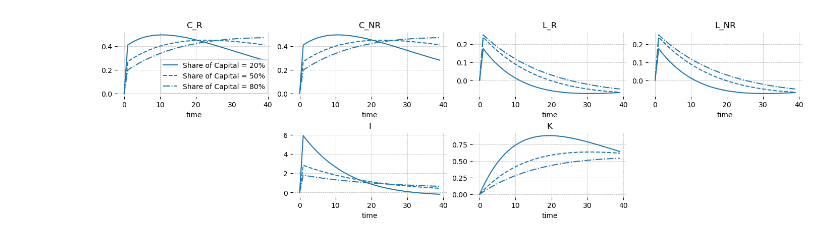
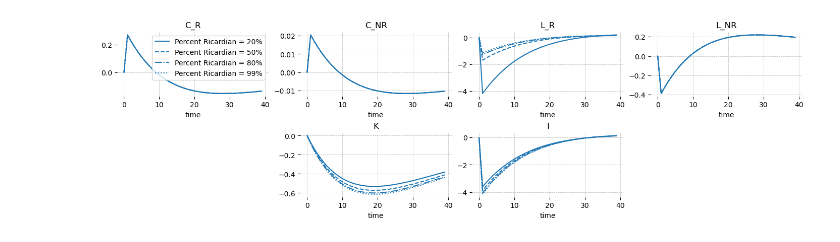
Before and after one commit to jessegrabowski/gEconpy, a Jupyter notebook: examples/Multiple Households.ipynb, the cells around one changed output. Cells and saved outputs as stored; diff of their text form; code cells hidden in the pictures.

```diff
--- a/examples/Multiple Households.ipynb
+++ b/examples/Multiple Households.ipynb
@@ -68,17 +72,18 @@ gp.plot_irf(
-# %%
-gp.plot_irf(
-    {
-        f"Share of Capital = {alpha:0.0%}": ge.impulse_response_function(
-            mod,
-            shock_size={"epsilon_TFP": 1.0},
-            verbose=False,
-            alpha=alpha,
-            steady_state_kwargs={"how": "root", "verbose": False, "progressbar": False},
-        )
-        for alpha in [0.2, 0.5, 0.8]
-    },
-    ["C_R", "C_NR", "L_R", "L_NR", "I", "K"],
-    figsize=(14, 4),
-);
-# %% [output]
-[figure, removed]
+# %%
+gp.plot_irf(
+    {
+        f"Percent Ricardian = {omega:0.0%}": ge.impulse_response_function(
+            mod,
+            shock_size={"epsilon_beta_R": 1.0},
+            verbose=False,
+            omega=omega,
+            sigma_N=20.0,
+            Theta_N=10.0,
+        )
+        for omega in [0.2, 0.5, 0.8, 0.99]
+    },
+    ["C_R", "C_NR", "L_R", "L_NR", "K", "I"],
+    figsize=(14, 4),
+);
+# %% [output]
+[figure, added]
```
Also changed, not shown: parts of 8 cells of this notebook, 1 other file.
